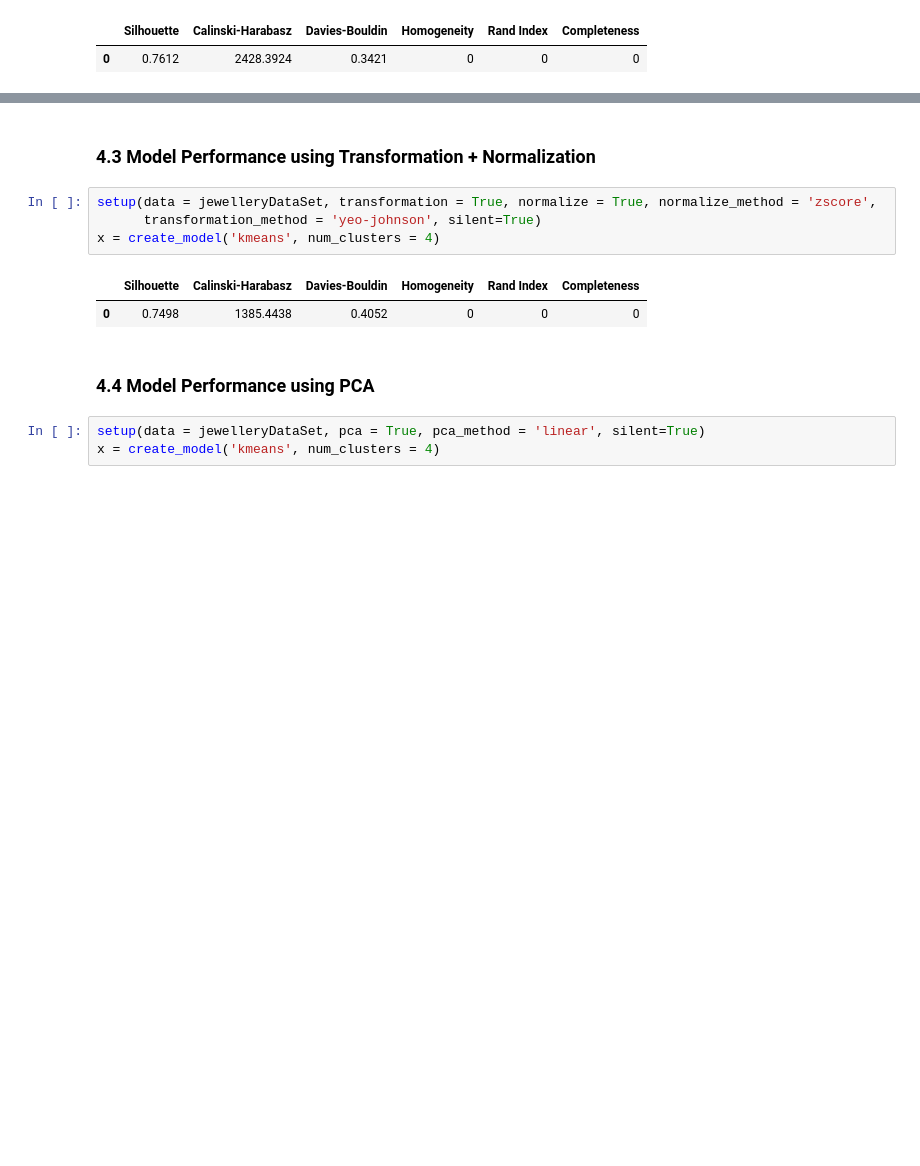
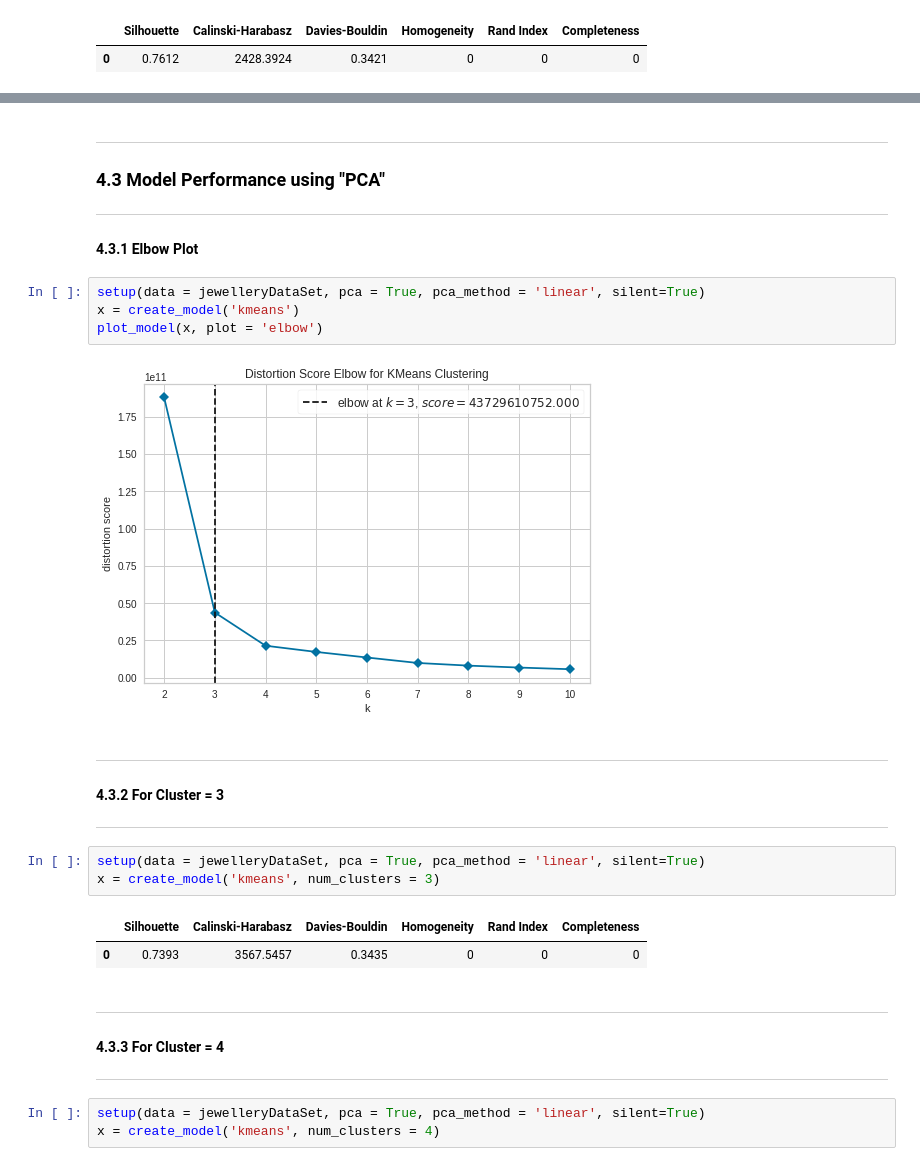
Before and after one commit to psrana/Machine-Learning-using-PyCaret, a Jupyter notebook: 03_PyCaret_for_Clustering_with_Results.ipynb, the cells around one changed output, grey strips where cells are left out. Cells and saved outputs as stored; diff of their text form; blank space fills up the shorter version.

```diff
--- a/03_PyCaret_for_Clustering_with_Results.ipynb
+++ b/03_PyCaret_for_Clustering_with_Results.ipynb
@@ -390,14 +449,28 @@ x = create_model('kmeans', num_clusters = 4)
 # %% [markdown]
-### **4.3 Model Performance using Transformation + Normalization**
+---
+### **4.3 Model Performance using "PCA"**
+---
+#### **4.3.1 Elbow Plot**
+# %%
+setup(data = jewelleryDataSet, pca = True, pca_method = 'linear', silent=True)
+x = create_model('kmeans')
+plot_model(x, plot = 'elbow')
+# %% [output]
+[figure, added]
+# %% [markdown]
+---
+#### **4.3.2 For Cluster = 3**
+---
 # %%
-setup(data = jewelleryDataSet, transformation = True, normalize = True, normalize_method = 'zscore',
-      transformation_method = 'yeo-johnson', silent=True)
-x = create_model('kmeans', num_clusters = 4)
+setup(data = jewelleryDataSet, pca = True, pca_method = 'linear', silent=True)
+x = create_model('kmeans', num_clusters = 3)
 # %% [output]
 |  | Silhouette | Calinski-Harabasz | Davies-Bouldin | Homogeneity | Rand Index | Completeness |
-| 0 | 0.7498 | 1385.4438 | 0.4052 | 0 | 0 | 0 |
+| 0 | 0.7393 | 3567.5457 | 0.3435 | 0 | 0 | 0 |
-# %% [markdown]
-### **4.4 Model Performance using PCA**
+# %% [markdown]
+---
+#### **4.3.3 For Cluster = 4**
+---
 # %%
 setup(data = jewelleryDataSet, pca = True, pca_method = 'linear', silent=True)
 x = create_model('kmeans', num_clusters = 4)
```
Also changed, not shown: parts of 101 cells of this notebook.
